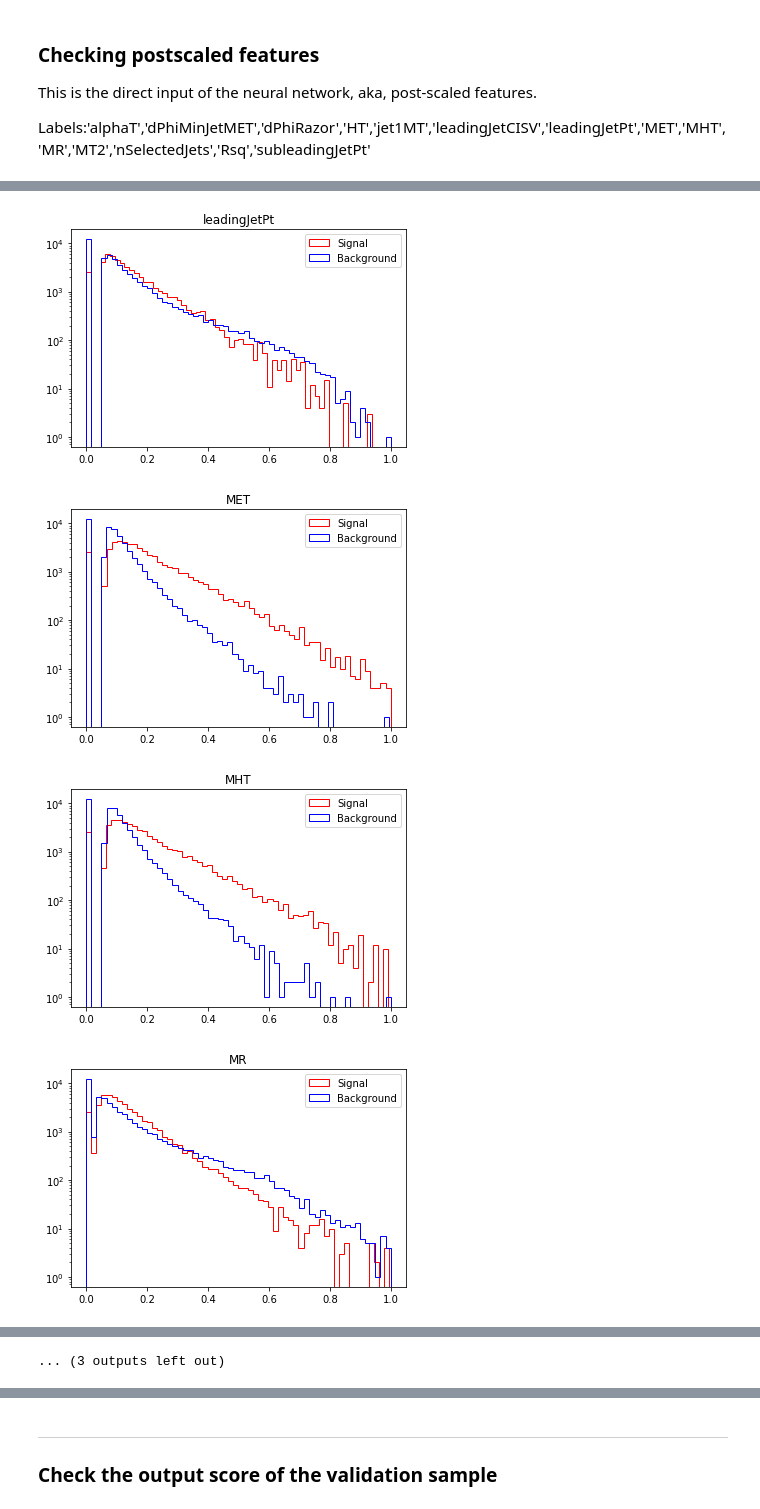
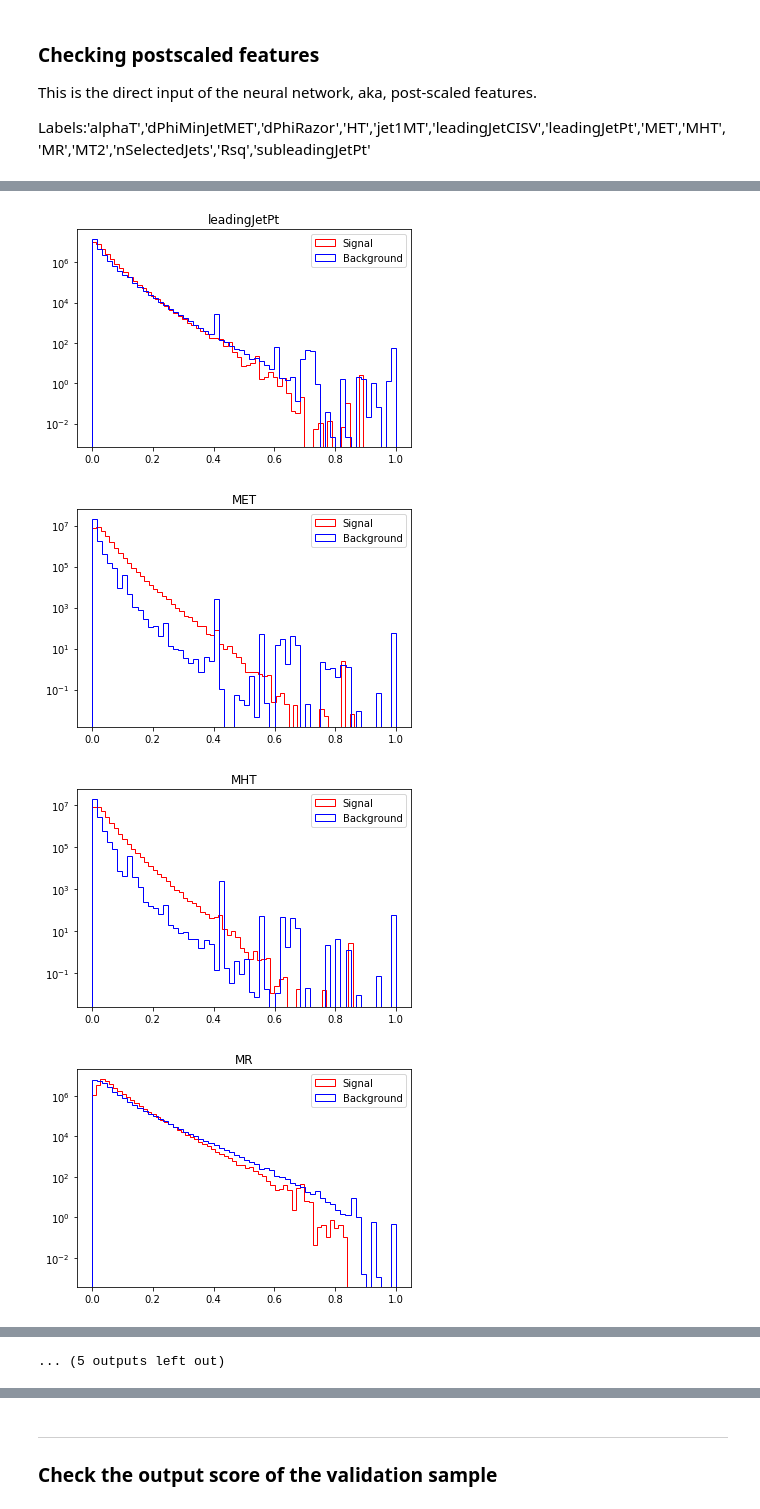
Before and after one commit to RazorCMS/DeepAnalyzer, a Jupyter notebook: keras/Visualization.ipynb, the cells around one changed output, grey strips where cells are left out. Saved outputs shown, nothing was run; the diff lists cells and outputs as text; code cells hidden in the pictures.

```diff
--- a/keras/Visualization.ipynb
+++ b/keras/Visualization.ipynb
@@ -104,21 +94,22 @@ This is the direct input of the neural network, aka, post-scaled features.
 
 Labels:'alphaT','dPhiMinJetMET','dPhiRazor','HT','jet1MT','leadingJetCISV','leadingJetPt','MET','MHT','MR','MT2','nSelectedJets','Rsq','subleadingJetPt'
 # %%
-test = h5py.File("ScaledInput/TrainingDataset.h5")
-test.keys()
-test['x'].shape
-test['y'].shape
+test = h5py.File("ScaledInput/TrainingDataset0.h5")
+print(list(test))
 y = test['y']
 y_num = np.argmax(y,axis=1)
 x = test['x'][:]
+w = test['w'][:]
 print (x.shape)
 print (y_num.shape)
 bkg = x[np.where(y_num<0.5)]
+bkg_w = w[np.where(y_num<0.5)]
 sn = x[np.where(y_num>0.5)]
+sn_w = w[np.where(y_num>0.5)]
 def plot_compare(bkg, sn, order, label=''):
     plt.figure()
-    plt.hist(sn[:,order], bins=60, histtype='step', color='r', label='Signal')
-    plt.hist(bkg[:,order], bins=60, histtype='step', color='b', label='Background')
+    plt.hist(sn[:,order], weights=sn_w, bins=60, histtype='step', color='r', label='Signal')
+    plt.hist(bkg[:,order], weights=bkg_w, bins=60, histtype='step', color='b', label='Background')
     plt.title(label)
     plt.legend(loc='best')
     plt.yscale('log')
@@ -137,5 +128,7 @@ plot_compare(bkg, sn, 10, 'MT2')
 plot_compare(bkg, sn, 11, 'nSelectedJets')
 plot_compare(bkg, sn, 12, 'Rsq')
 plot_compare(bkg, sn, 13, 'subleadingJetPt')
+plot_compare(bkg, sn, 14, 'mSquark')
+plot_compare(bkg, sn, 15, 'mLSP')
 test.close()
 # %% [output]
@@ -150,4 +144,4 @@ test.close()
-[figure, old version]
+[figure, new version]
-[figure, old version]
+[figure, new version]
-[figure, old version]
+[figure, new version]
-[figure, old version]
+[figure, new version]
@@ -155 +149 @@ test.close()
-... (3 outputs left out)
+... (5 outputs left out)
```
Also changed, not shown: parts of 18 cells of this notebook.
